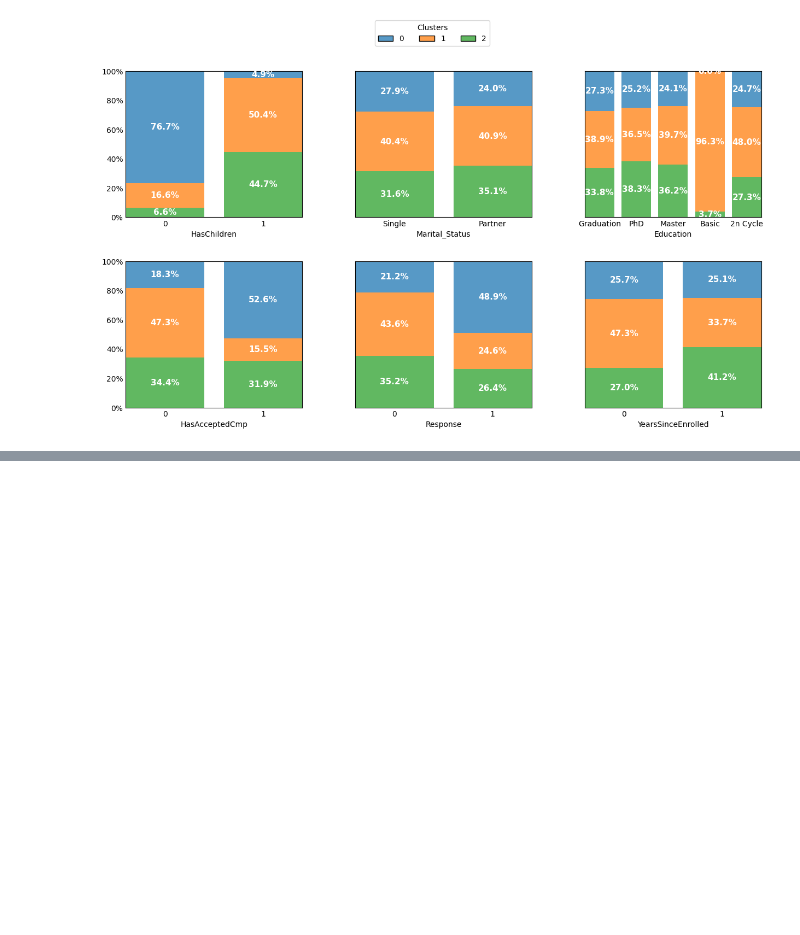
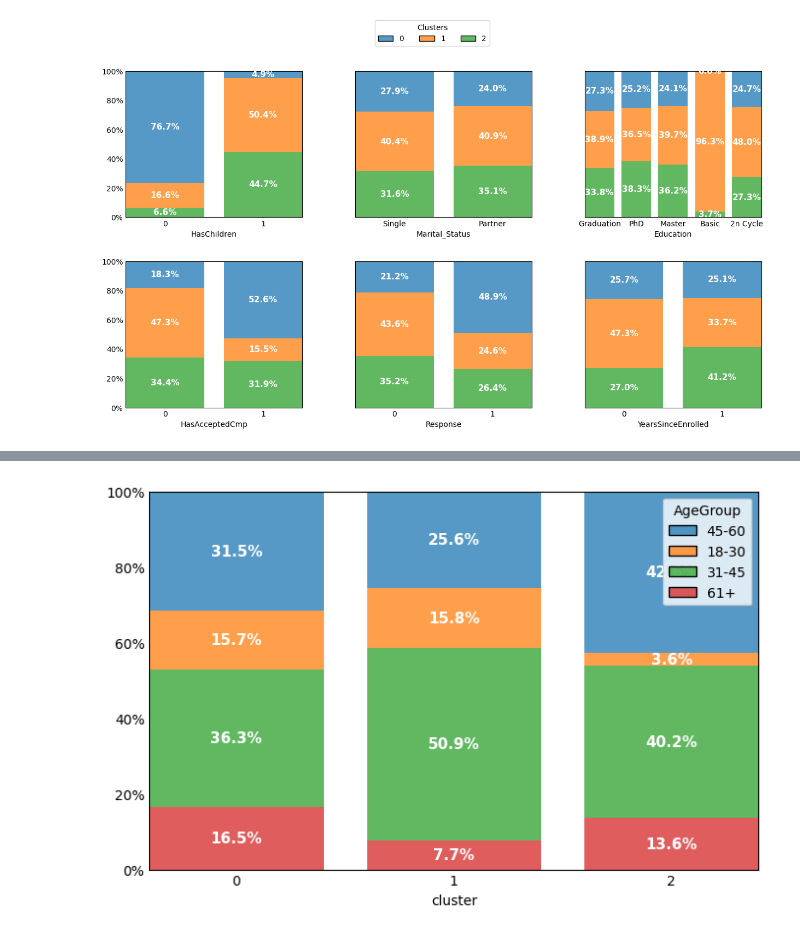
Before and after one commit to BraulioHermanson/IFOOD_2020, a Jupyter notebook: notebook/02_clustering.ipynb, the cells around one changed output, grey strips where cells are left out. Drawn from its saved outputs; the diff is of its cells as text; code cells hidden in the pictures; blank space fills up the shorter version.

```diff
--- a/notebook/02_clustering.ipynb
+++ b/notebook/02_clustering.ipynb
@@ -333,0 +343,9 @@ plot_columns_percent_hue_cluster(
+# %%
+plot_columns_percent_by_cluster(
+    dataframe=df_clustered,
+    columns=["AgeGroup"],
+    rows_cols=(1, 1),
+    figsize=(8, 5)
+)
+# %% [output]
+[figure, added]
```
Also changed, not shown: parts of 3 cells of this notebook.
